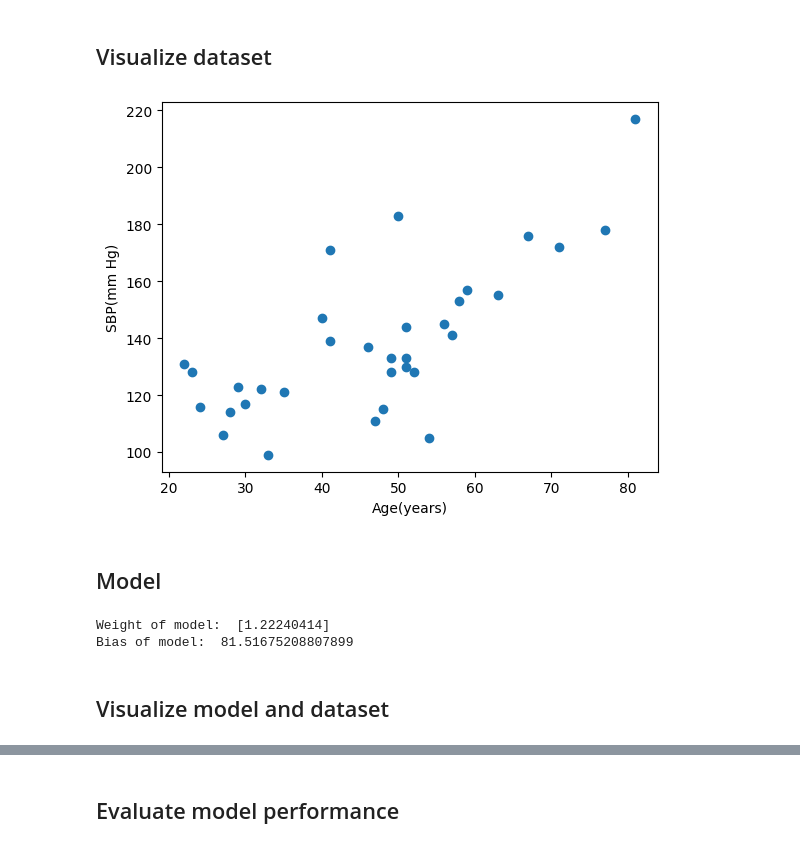
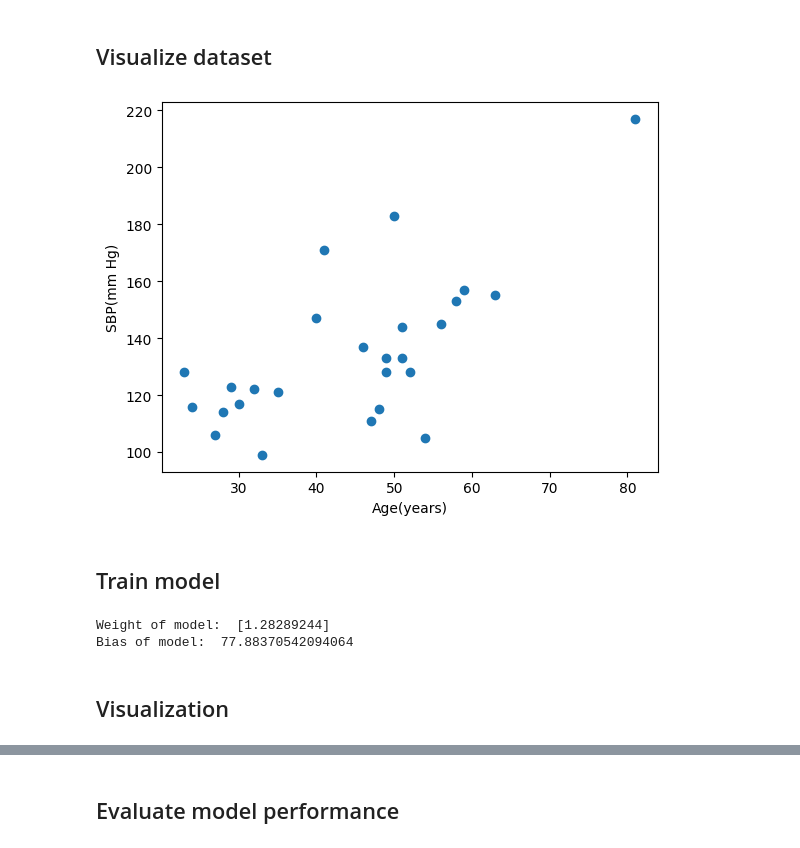
Before and after one commit to Sirius912/Machine_Learning, a Jupyter notebook: Simple_Linear_Regression/Simple_Linear_Regression.ipynb, the cells around one changed output, grey strips where cells are left out. Saved outputs shown, nothing was run; the diff lists cells and outputs as text; code cells hidden in the pictures.

```diff
--- a/Simple_Linear_Regression/Simple_Linear_Regression.ipynb
+++ b/Simple_Linear_Regression/Simple_Linear_Regression.ipynb
@@ -18,27 +19,29 @@ data = pd.read_csv('dataset.csv')
 # %%
 X = data[['Age']]       # must be 2d array
 y = data['SBP']
+
+x_train, x_test, y_train, y_test = train_test_split(X, y, test_size=0.2, shuffle=True)
 # %% [markdown]
 ## Visualize dataset
 # %%
-plt.scatter(X, y)
+plt.scatter(x_train, y_train)
 plt.xlabel('Age(years)')
 plt.ylabel('SBP(mm Hg)')
 plt.show()
 # %% [output]
-[figure, old version]
+[figure, new version]
+# %% [markdown]
+## Train model
+# %%
+model = LinearRegression()
+model.fit(x_train, y_train)
+
+line = 'SBP = %.3f + %.3f*Age' %(model.intercept_, model.coef_[0])
+
+print('Weight of model: ', model.coef_)
+print('Bias of model: ', model.intercept_)
+# %% [output]
+Weight of model:  [1.28289244]
+Bias of model:  77.88370542094064
 # %% [markdown]
-## Model
+## Visualization
-# %%
-model = LinearRegression()
-model.fit(X, y)
-
-line = 'SBP = %.3f + %.3f*Age' %(model.intercept_, model.coef_)
-
-print('Weight of model: ', model.coef_)
-print('Bias of model: ', model.intercept_)
-# %% [output]
-Weight of model:  [1.22240414]
-Bias of model:  81.51675208807899
-# %% [markdown]
-## Visualize model and dataset
```
Also changed, not shown: parts of 4 cells of this notebook.
